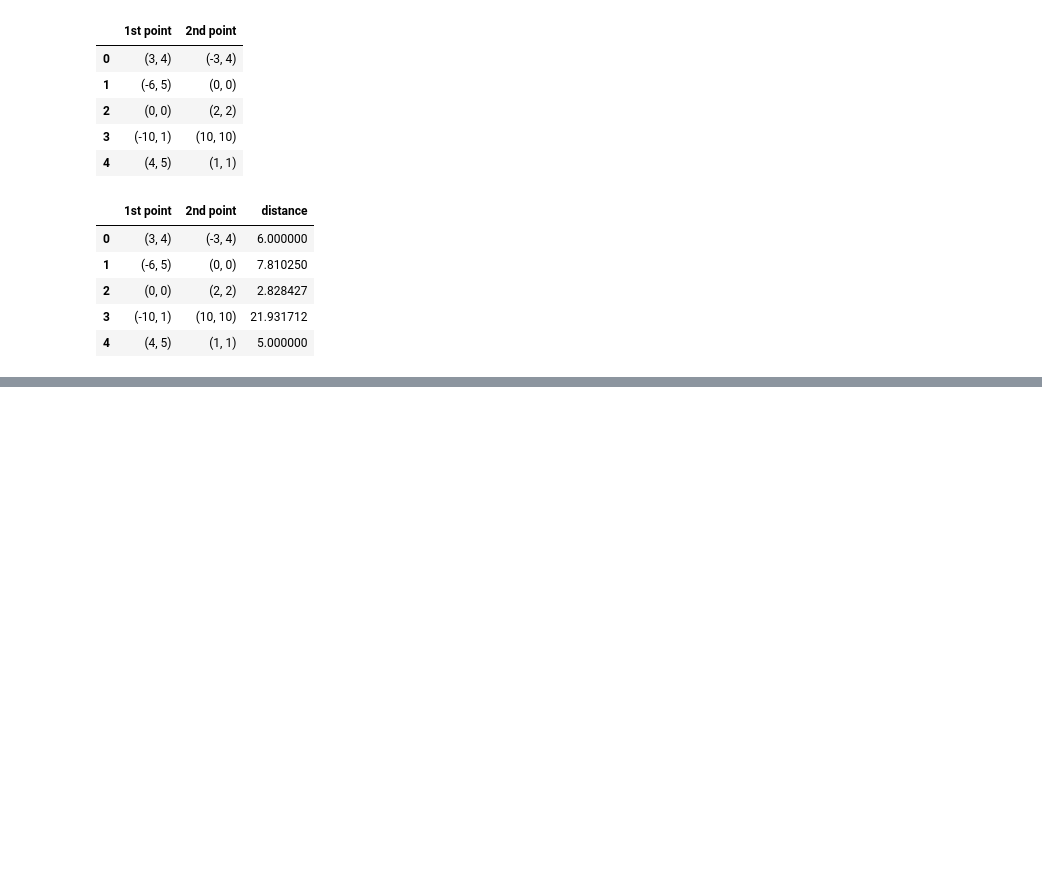
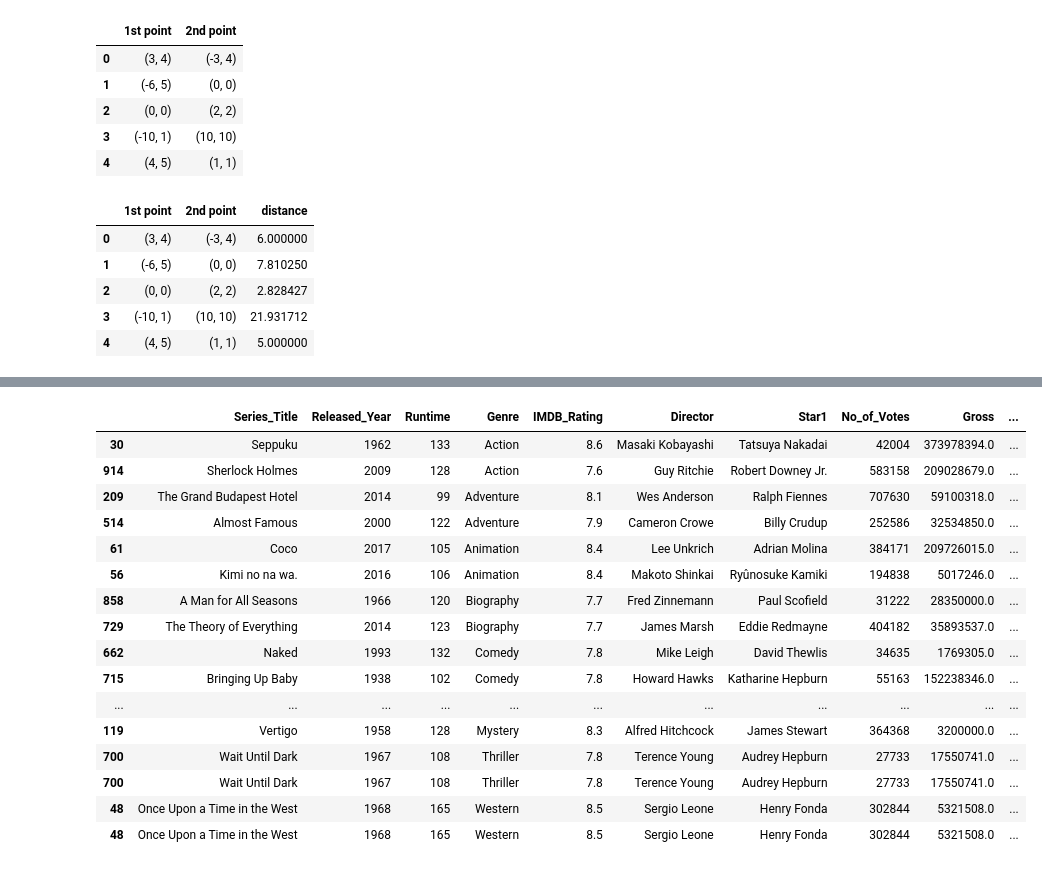
Before and after one commit to AdityaMali918/Python, a Jupyter notebook: Pandas.ipynb, the cells around one changed output, grey strips where cells are left out. Drawn from its saved outputs; the diff is of its cells as text; code cells hidden in the pictures; blank space fills up the shorter version.

```diff
--- a/Pandas.ipynb
+++ b/Pandas.ipynb
@@ -2972,0 +3404,20 @@ points_df
+# %%
+genres.sample(2,replace = True) # For every grp 2 movies
+# %% [output]
+|  | Series_Title | Released_Year | Runtime | Genre | IMDB_Rating | Director | Star1 | No_of_Votes | Gross | ... |
+| 30 | Seppuku | 1962 | 133 | Action | 8.6 | Masaki Kobayashi | Tatsuya Nakadai | 42004 | 373978394.0 | ... |
+| 914 | Sherlock Holmes | 2009 | 128 | Action | 7.6 | Guy Ritchie | Robert Downey Jr. | 583158 | 209028679.0 | ... |
+| 209 | The Grand Budapest Hotel | 2014 | 99 | Adventure | 8.1 | Wes Anderson | Ralph Fiennes | 707630 | 59100318.0 | ... |
+| 514 | Almost Famous | 2000 | 122 | Adventure | 7.9 | Cameron Crowe | Billy Crudup | 252586 | 32534850.0 | ... |
+| 61 | Coco | 2017 | 105 | Animation | 8.4 | Lee Unkrich | Adrian Molina | 384171 | 209726015.0 | ... |
+| 56 | Kimi no na wa. | 2016 | 106 | Animation | 8.4 | Makoto Shinkai | Ryûnosuke Kamiki | 194838 | 5017246.0 | ... |
+| 858 | A Man for All Seasons | 1966 | 120 | Biography | 7.7 | Fred Zinnemann | Paul Scofield | 31222 | 28350000.0 | ... |
+| 729 | The Theory of Everything | 2014 | 123 | Biography | 7.7 | James Marsh | Eddie Redmayne | 404182 | 35893537.0 | ... |
+| 662 | Naked | 1993 | 132 | Comedy | 7.8 | Mike Leigh | David Thewlis | 34635 | 1769305.0 | ... |
+| 715 | Bringing Up Baby | 1938 | 102 | Comedy | 7.8 | Howard Hawks | Katharine Hepburn | 55163 | 152238346.0 | ... |
+| ... | ... | ... | ... | ... | ... | ... | ... | ... | ... | ... |
+| 119 | Vertigo | 1958 | 128 | Mystery | 8.3 | Alfred Hitchcock | James Stewart | 364368 | 3200000.0 | ... |
+| 700 | Wait Until Dark | 1967 | 108 | Thriller | 7.8 | Terence Young | Audrey Hepburn | 27733 | 17550741.0 | ... |
+| 700 | Wait Until Dark | 1967 | 108 | Thriller | 7.8 | Terence Young | Audrey Hepburn | 27733 | 17550741.0 | ... |
+| 48 | Once Upon a Time in the West | 1968 | 165 | Western | 8.5 | Sergio Leone | Henry Fonda | 302844 | 5321508.0 | ... |
+| 48 | Once Upon a Time in the West | 1968 | 165 | Western | 8.5 | Sergio Leone | Henry Fonda | 302844 | 5321508.0 | ... |
```
Also changed, not shown: parts of 71 cells of this notebook.
